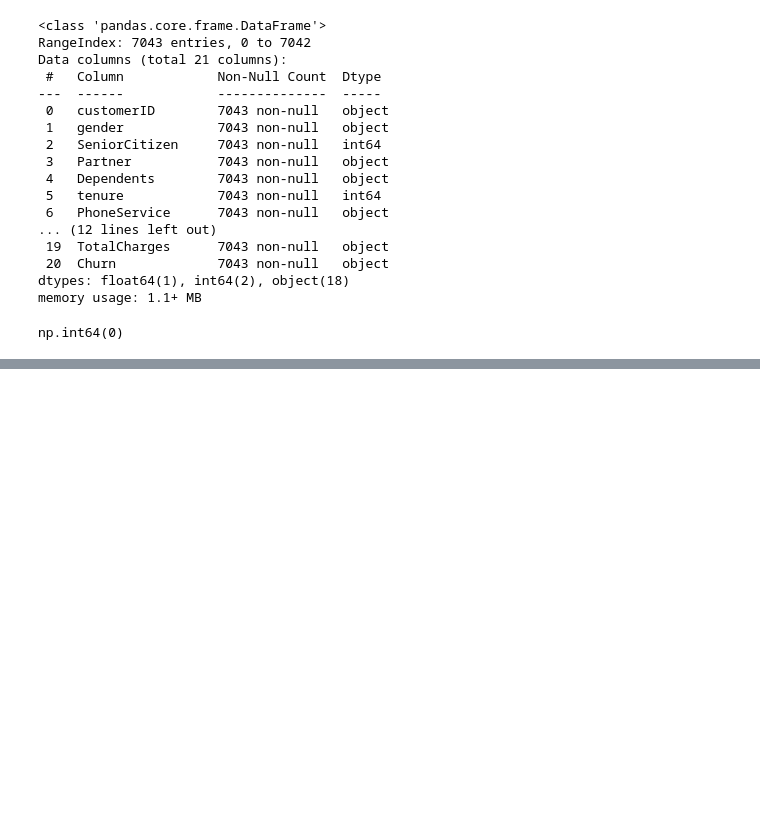
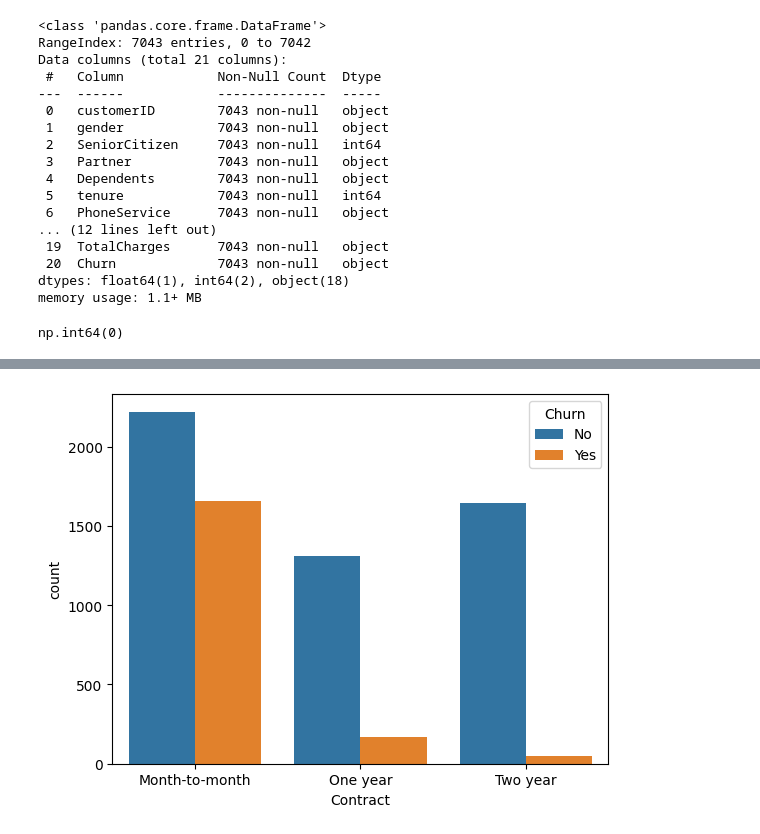
Before and after one commit to Kunalthakur01/Telco-Customer-Churn, a Jupyter notebook: customer-churn-prediction.ipynb, the cells around one changed output, grey strips where cells are left out. Drawn from its saved outputs; the diff is of its cells as text; code cells hidden in the pictures; blank space fills up the shorter version.

```diff
--- a/customer-churn-prediction.ipynb
+++ b/customer-churn-prediction.ipynb
@@ -178,0 +153,5 @@ plt.show()
+# %%
+df['TotalCharges'] = pd.to_numeric(
+    df['TotalCharges'],
+    errors='coerce'
+)
@@ -178,0 +166,5 @@ plt.show()
+# %%
+df["TotalCharges"].fillna(
+    df["TotalCharges"].median(),
+    inplace=True
+)
@@ -178,0 +178,10 @@ plt.show()
+# %%
+#churn vs Contract
+sns.countplot(
+    x="Contract",
+    hue="Churn",
+    data=df
+)
+plt.show()
+# %% [output]
+[figure, added]
```
Also changed, not shown: parts of 67 cells of this notebook.
